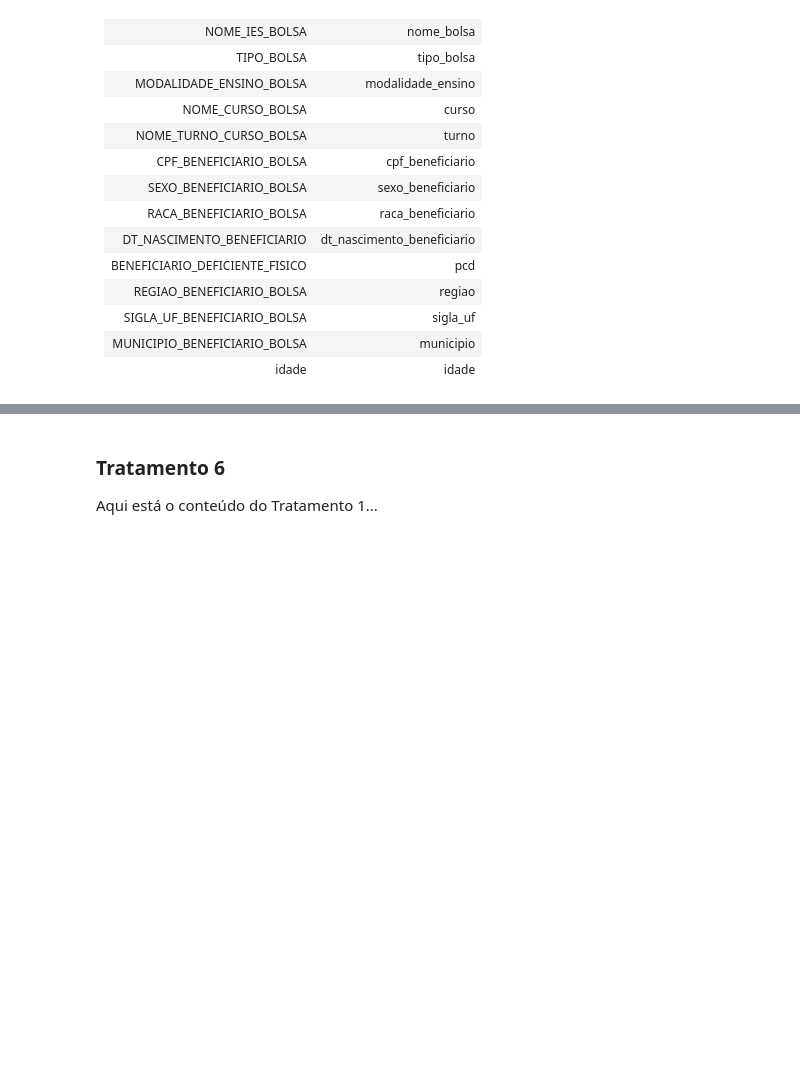
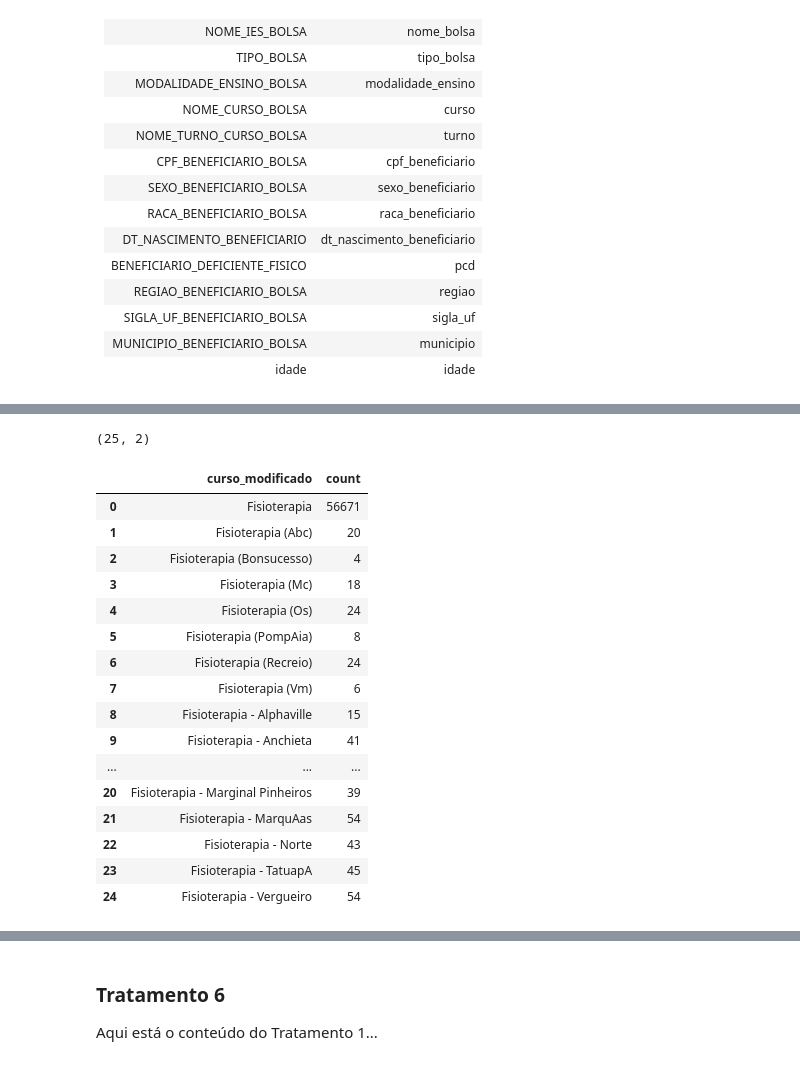
Before and after one commit to DanielCustodioDias/Projeto_PROUNI, a Jupyter notebook: main/tratamento/tratamento.ipynb, the cells around one changed output, grey strips where cells are left out. Drawn from its saved outputs; the diff is of its cells as text; code cells hidden in the pictures; blank space fills up the shorter version.

```diff
--- a/main/tratamento/tratamento.ipynb
+++ b/main/tratamento/tratamento.ipynb
@@ -228,0 +731,21 @@ Aqui está o conteúdo do Tratamento 1...
+# %%
+verifica_curso('fisioterapia')
+# %% [output]
+(25, 2)
+|  | curso_modificado | count |
+| 0 | Fisioterapia | 56671 |
+| 1 | Fisioterapia (Abc) | 20 |
+| 2 | Fisioterapia (Bonsucesso) | 4 |
+| 3 | Fisioterapia (Mc) | 18 |
+| 4 | Fisioterapia (Os) | 24 |
+| 5 | Fisioterapia (PompAia) | 8 |
+| 6 | Fisioterapia (Recreio) | 24 |
+| 7 | Fisioterapia (Vm) | 6 |
+| 8 | Fisioterapia - Alphaville | 15 |
+| 9 | Fisioterapia - Anchieta | 41 |
+| ... | ... | ... |
+| 20 | Fisioterapia - Marginal Pinheiros | 39 |
+| 21 | Fisioterapia - MarquAas | 54 |
+| 22 | Fisioterapia - Norte | 43 |
+| 23 | Fisioterapia - TatuapA | 45 |
+| 24 | Fisioterapia - Vergueiro | 54 |
```
Also changed, not shown: parts of 154 cells of this notebook, 3 other files.
